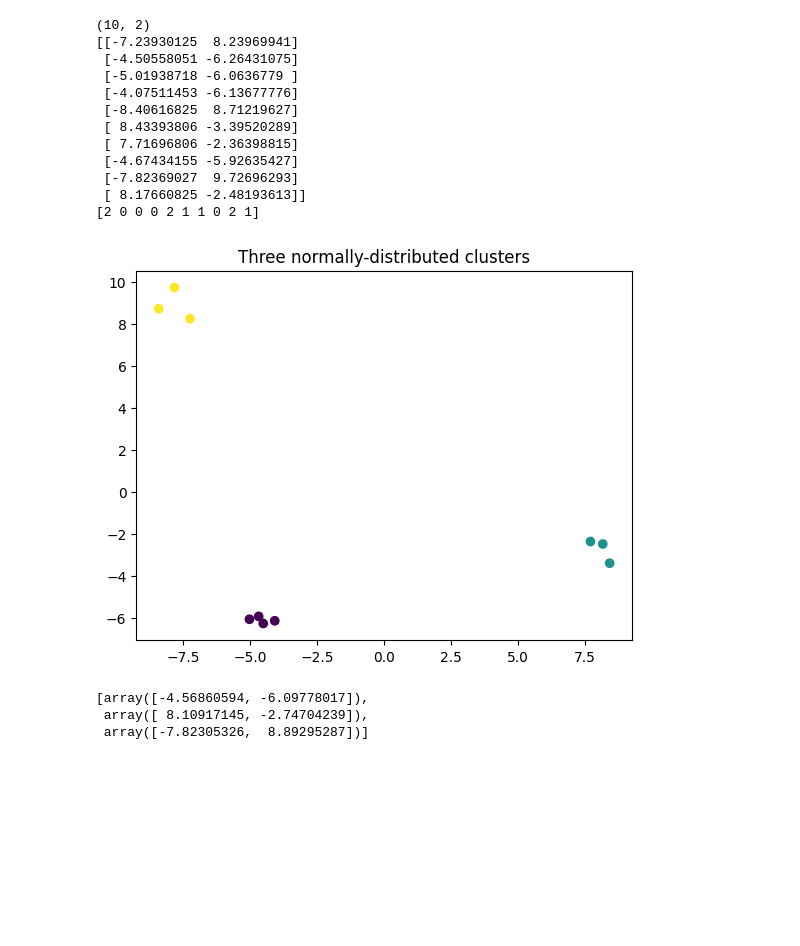
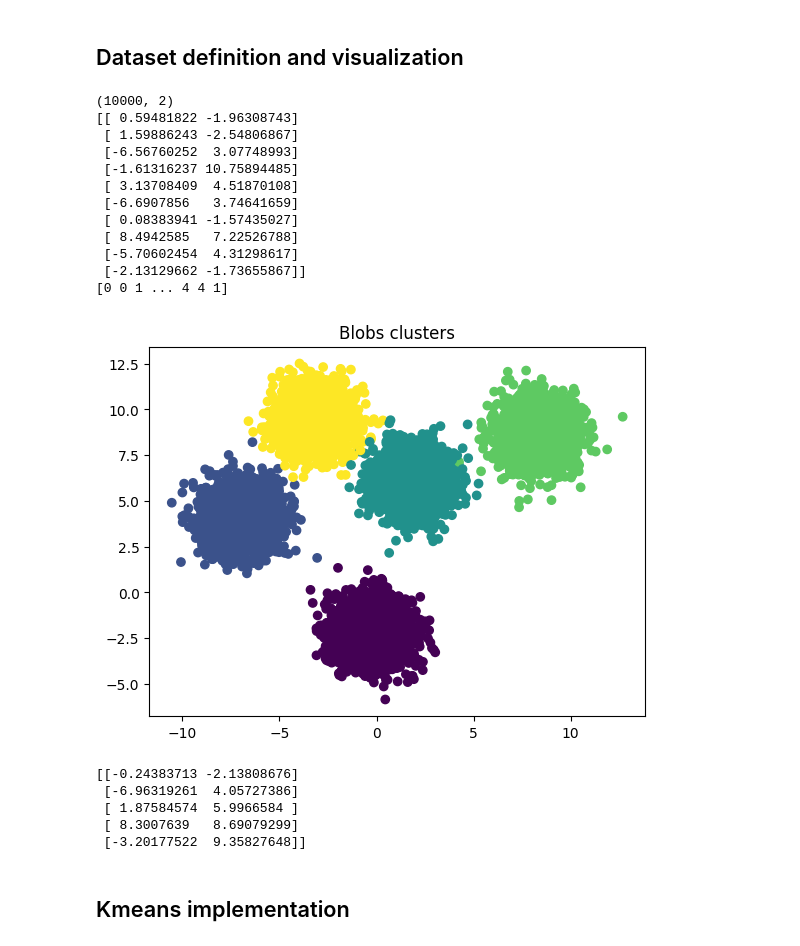
Before and after one commit to jinchengluo/rust-for-data-science, a Jupyter notebook: rust_pyo3/py_project/kmeans.ipynb, the cells around one changed output. Drawn from its saved outputs; the diff is of its cells as text; code cells hidden in the pictures; blank space fills up the shorter version.

```diff
--- a/rust_pyo3/py_project/kmeans.ipynb
+++ b/rust_pyo3/py_project/kmeans.ipynb
@@ -1,44 +8,45 @@
+# %% [markdown]
+## Dataset definition and visualization
 # %%
-import matplotlib.pyplot as plt
-import numpy as np
-import random
-from sklearn.datasets import make_blobs
-
-n_clusters = 3
-X, y = make_blobs(n_samples=10, centers=n_clusters, cluster_std=0.5)#, random_state=0)
+n_clusters = 5
+X, y = make_blobs(n_samples=10000, centers=n_clusters, cluster_std=1)#, random_state=0)
 
 labels, counts = np.unique(y, return_counts=True)
 
 print(X.shape)
 print(X[: 10])
 print(y)
 
 plt.scatter(X[:, 0], X[:, 1], c=y)
-plt.title("Three normally-distributed clusters")
+plt.title("Blobs clusters")
 plt.show()
 # %% [output]
-(10, 2)
-[[-7.23930125  8.23969941]
- [-4.50558051 -6.26431075]
- [-5.01938718 -6.0636779 ]
- [-4.07511453 -6.13677776]
- [-8.40616825  8.71219627]
- [ 8.43393806 -3.39520289]
- [ 7.71696806 -2.36398815]
- [-4.67434155 -5.92635427]
- [-7.82369027  9.72696293]
- [ 8.17660825 -2.48193613]]
-[2 0 0 0 2 1 1 0 2 1]
+(10000, 2)
+[[ 0.59481822 -1.96308743]
+ [ 1.59886243 -2.54806867]
+ [-6.56760252  3.07748993]
+ [-1.61316237 10.75894485]
+ [ 3.13708409  4.51870108]
+ [-6.6907856   3.74641659]
+ [ 0.08383941 -1.57435027]
+ [ 8.4942585   7.22526788]
+ [-5.70602454  4.31298617]
+ [-2.13129662 -1.73655867]]
+[0 0 1 ... 4 4 1]
-[figure, old version]
+[figure, new version]
 # %%
-true_centroids = [[0,0] for _ in range(n_clusters)]
+true_centroids = np.array([np.zeros(len(X[0])) for _ in range(n_clusters)])
 for i in range(len(X)):
     true_centroids[y[i]] += X[i]
 for k in range(n_clusters):
     true_centroids[k] /= counts[k]
 
-true_centroids
+print(true_centroids)
 # %% [output]
-[array([-4.56860594, -6.09778017]),
- array([ 8.10917145, -2.74704239]),
- array([-7.82305326,  8.89295287])]
+[[-0.24383713 -2.13808676]
+ [-6.96319261  4.05727386]
+ [ 1.87584574  5.9966584 ]
+ [ 8.3007639   8.69079299]
+ [-3.20177522  9.35827648]]
+# %% [markdown]
+## Kmeans implementation
```
Also changed, not shown: parts of 11 cells of this notebook, 2 other files.
